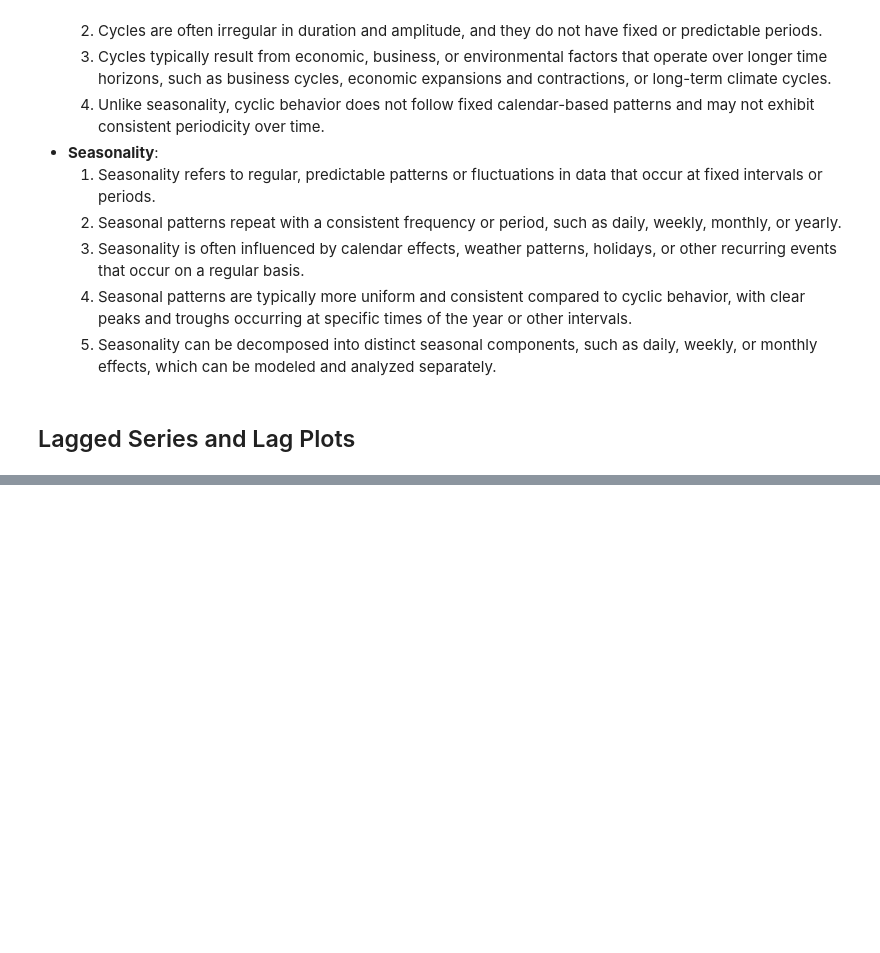
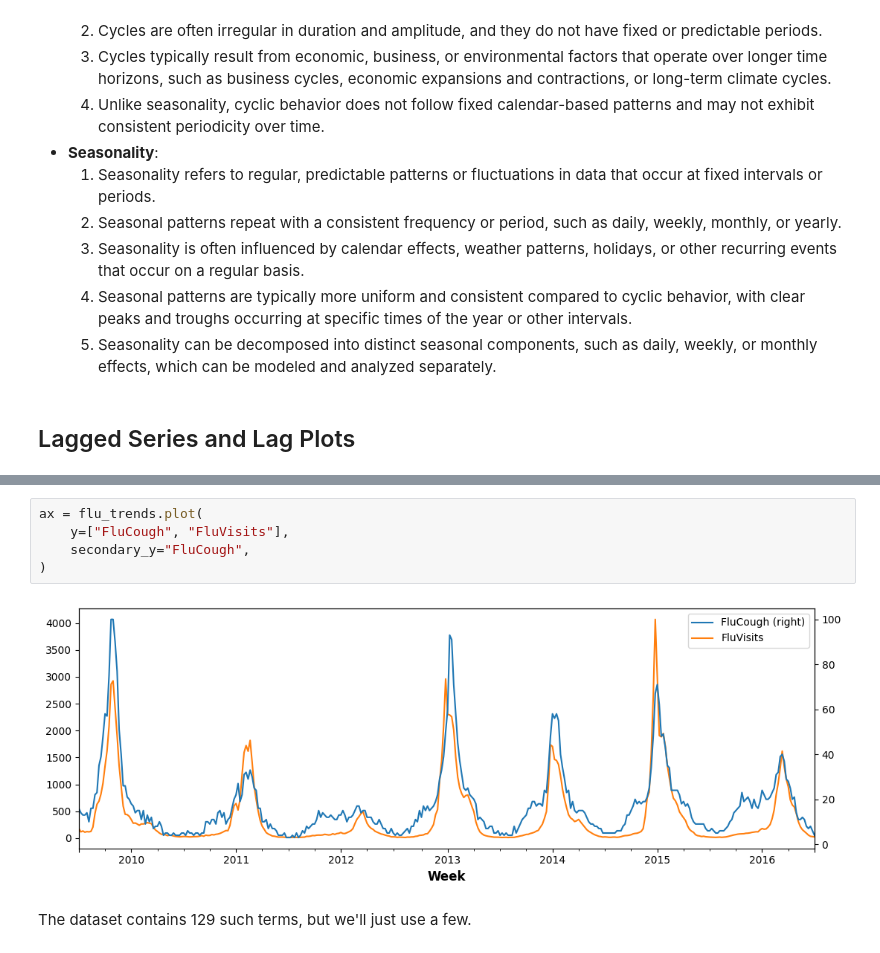
Before and after one commit to andersonliu/learn_ai, a Jupyter notebook: notebooks/time_series/4_time_series_as_features.ipynb, the cells around one changed output, grey strips where cells are left out. Saved outputs shown, nothing was run; the diff lists cells and outputs as text; blank space fills up the shorter version.

```diff
--- a/notebooks/time_series/4_time_series_as_features.ipynb
+++ b/notebooks/time_series/4_time_series_as_features.ipynb
@@ -21,0 +254,9 @@ Cyclic behavior vs Seasonality
+# %%
+ax = flu_trends.plot(
+    y=["FluCough", "FluVisits"],
+    secondary_y="FluCough",
+)
+# %% [output]
+[figure, added]
+# %% [markdown]
+The dataset contains 129 such terms, but we'll just use a few.
```
Also changed, not shown: parts of 27 cells of this notebook, 10 other files.
